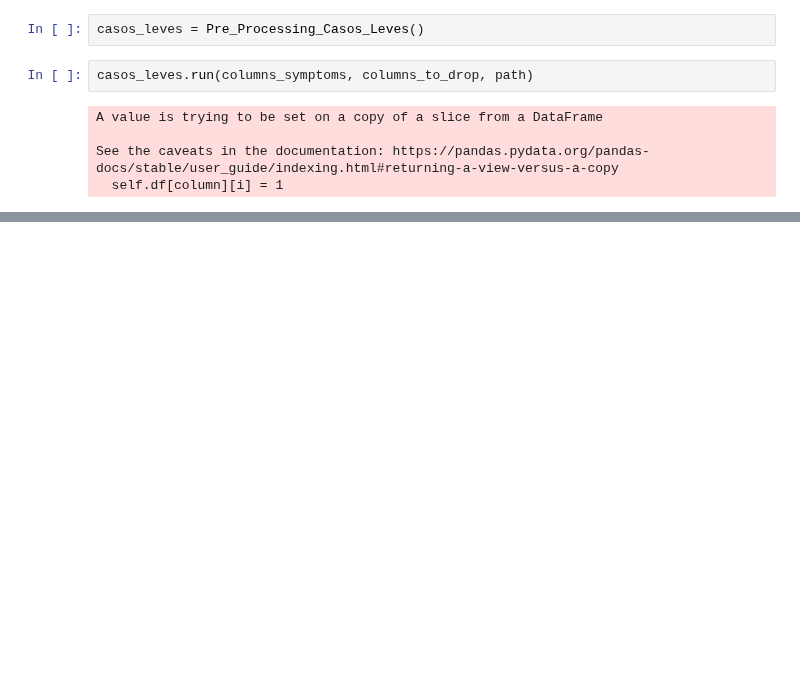
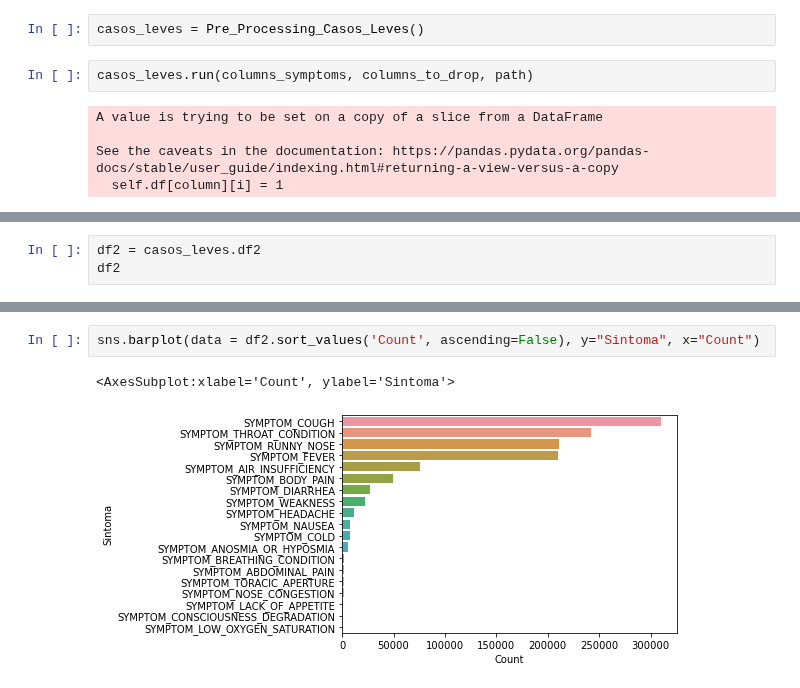
Before and after one commit to bielarnaud/Estudo_dados_de_covid, a Jupyter notebook: Codes/Casos_leves.ipynb, the cells around one changed output, grey strips where cells are left out. Cells and saved outputs as stored; diff of their text form; blank space fills up the shorter version.

Commit message:
add de gráfico casos leves

```diff
--- a/Codes/Casos_leves.ipynb
+++ b/Codes/Casos_leves.ipynb
@@ -13,0 +31,3 @@ casos_leves.df
+# %%
+df2 = casos_leves.df2
+df2
@@ -13,0 +52,5 @@ casos_leves.df
+# %%
+sns.barplot(data = df2.sort_values('Count', ascending=False), y="Sintoma", x="Count")
+# %% [output]
+<AxesSubplot:xlabel='Count', ylabel='Sintoma'>
+[figure, added]
```
Also changed, not shown: parts of 4 cells of this notebook, 7 other files.
